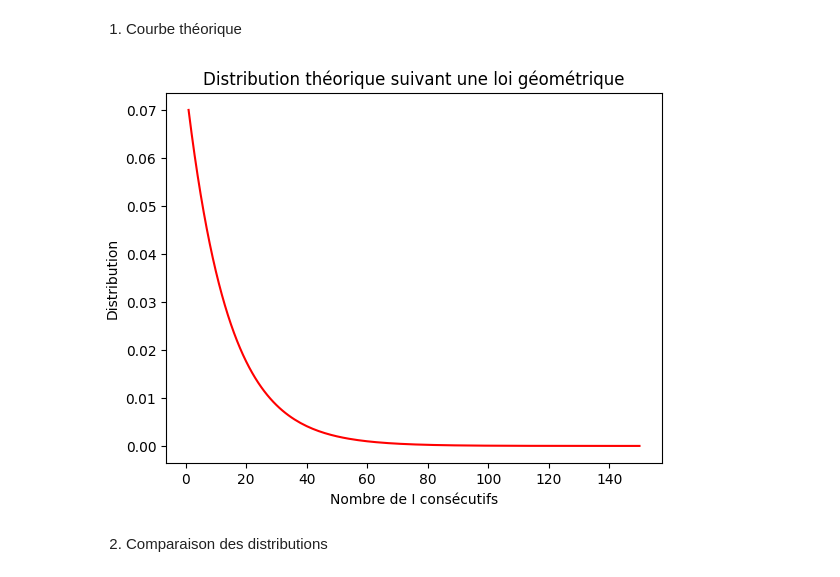
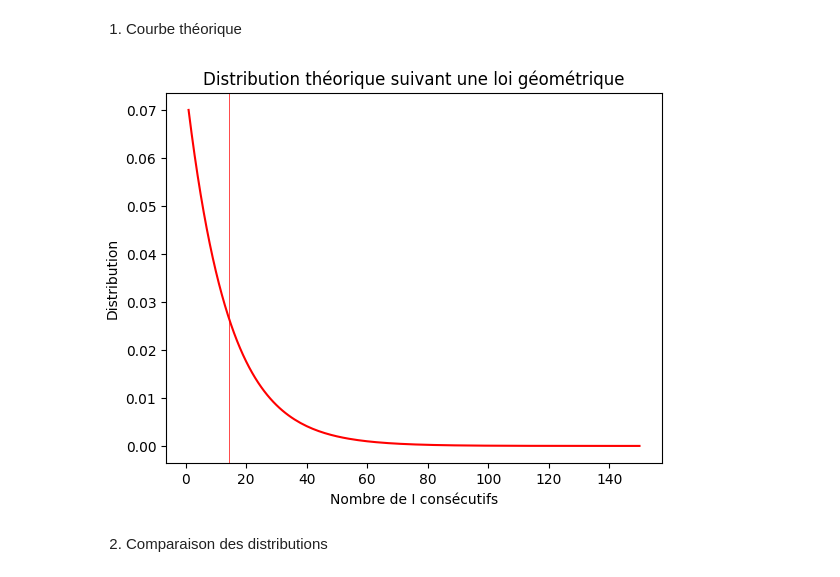
Before and after one commit to maelodie/markov, a Jupyter notebook: markov.ipynb, the cells around one changed output. Saved outputs shown, nothing was run; the diff lists cells and outputs as text; code cells hidden in the pictures.

```diff
--- a/markov.ipynb
+++ b/markov.ipynb
@@ -303,22 +288,20 @@ longueur_by_time(150,200)
 # %%
 def geometrique(p, k):
     return (1 - p)**(k - 1) * p
 
-def distribution_th(temps, p):
-    return [geometrique(p,k) for k in range(1,temps+1)]
-
-def courbe_dist_theorique(list_distribution):
+def courbe_dist_theorique(temps, p):
+    list_distribution = [geometrique(p,k) for k in range(1,temps+1)]
     x = np.arange(1,len(list_distribution)+1)
     y = list_distribution
     plt.plot(x, y, color='red')
+    plt.axvline((1/p), color='r', linewidth=0.5, label="Moyenne théorique de la longueur de l'immunité") #moyenne théorique
 
     plt.title('Distribution théorique suivant une loi géométrique')
     plt.xlabel('Nombre de I consécutifs')
     plt.ylabel("Distribution")
 
-dist_th = distribution_th(150, 0.07)
-courbe_dist_theorique(dist_th)
+courbe_dist_theorique(150, 0.07)
 # %% [output]
-[figure, old version]
+[figure, new version]
 # %% [markdown]
 2. Comparaison des distributions
```
Also changed, not shown: parts of 25 cells of this notebook.
